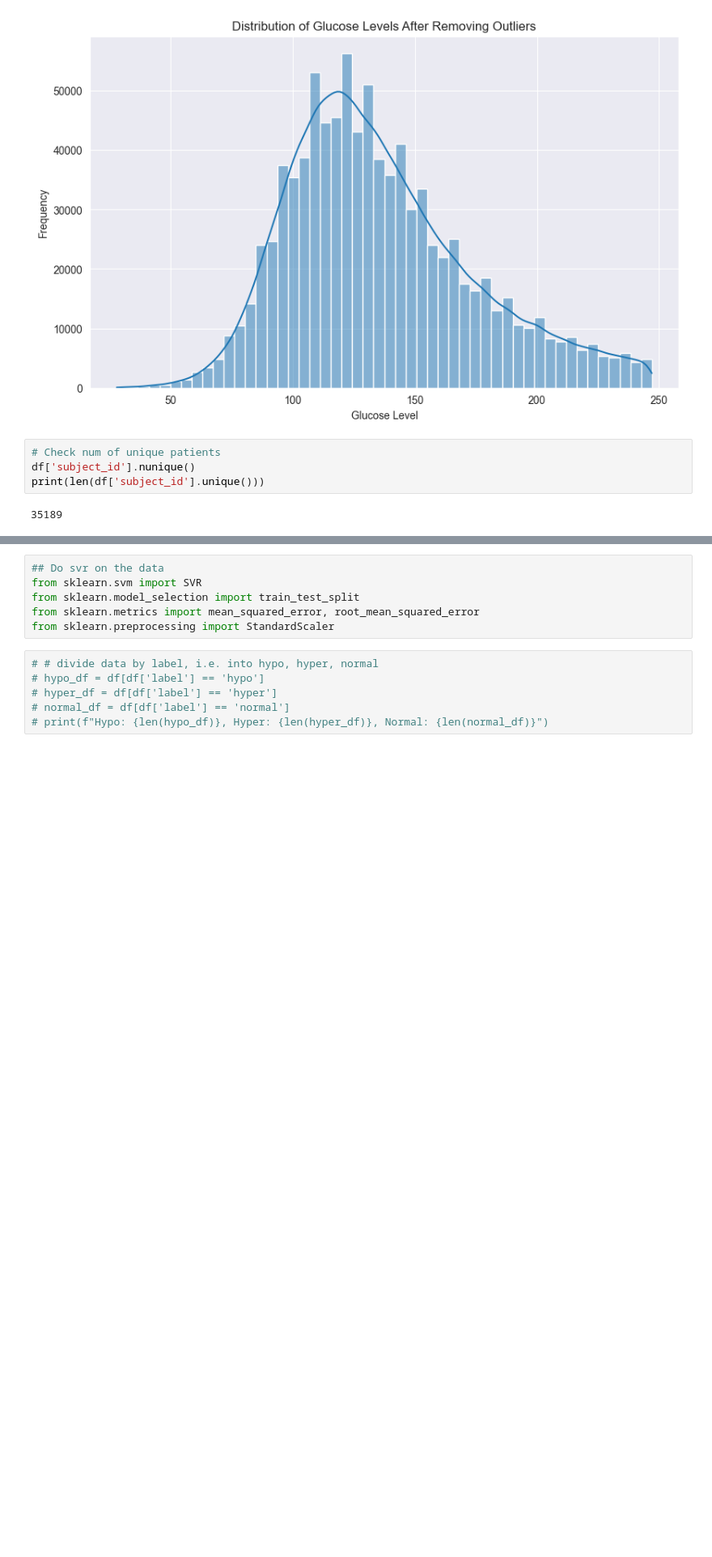
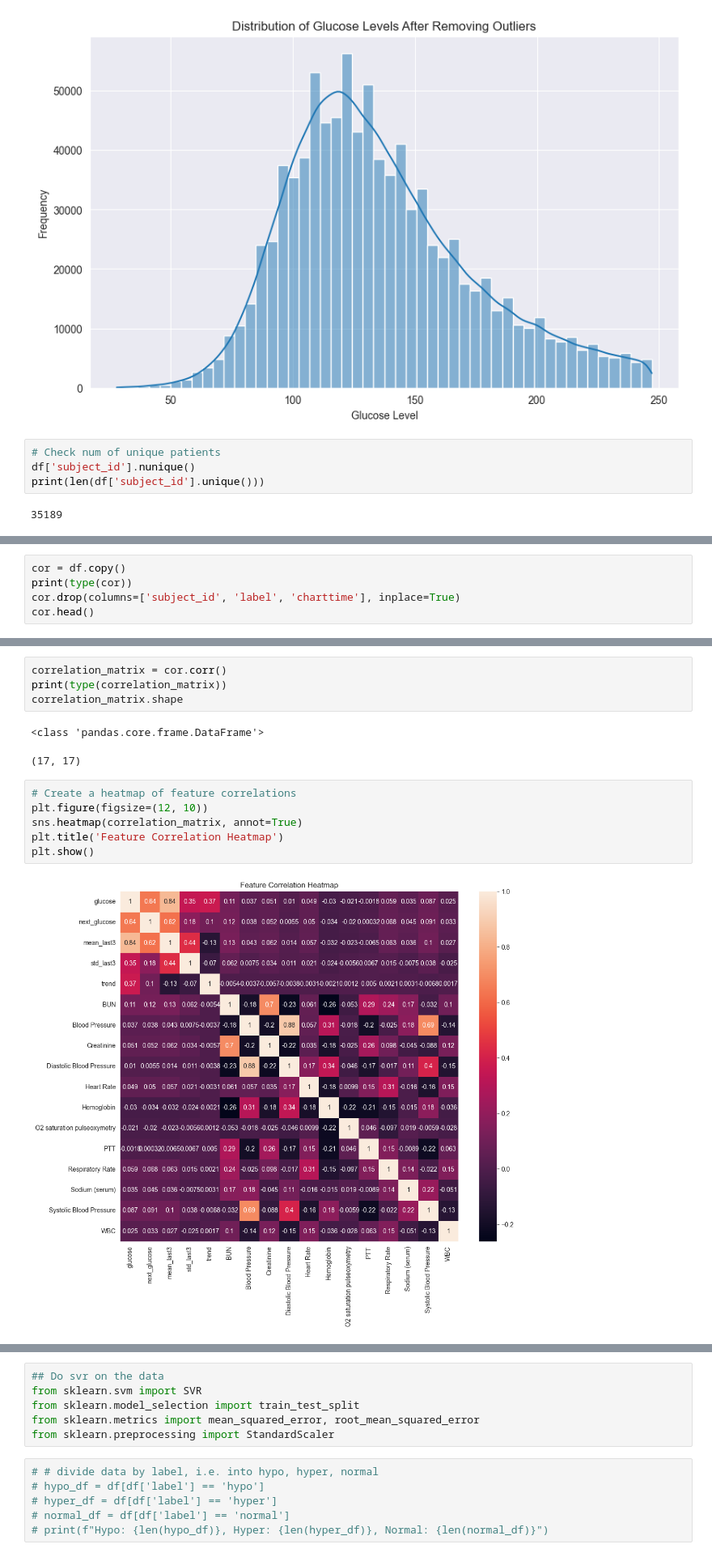
Before and after one commit to Mashal199/DysglycemiaPrediction, a Jupyter notebook: SVM Attempt.ipynb, the cells around one changed output, grey strips where cells are left out. Shown at 81% size. Saved outputs shown, nothing was run; the diff lists cells and outputs as text; blank space fills up the shorter version.

```diff
--- a/SVM Attempt.ipynb
+++ b/SVM Attempt.ipynb
@@ -107,0 +121,5 @@ print(len(df['subject_id'].unique()))
+# %%
+cor = df.copy()
+print(type(cor))
+cor.drop(columns=['subject_id', 'label', 'charttime'], inplace=True)
+cor.head()
@@ -107,0 +134,15 @@ print(len(df['subject_id'].unique()))
+# %%
+correlation_matrix = cor.corr()
+print(type(correlation_matrix))
+correlation_matrix.shape
+# %% [output]
+<class 'pandas.core.frame.DataFrame'>
+(17, 17)
+# %%
+# Create a heatmap of feature correlations
+plt.figure(figsize=(12, 10))
+sns.heatmap(correlation_matrix, annot=True)
+plt.title('Feature Correlation Heatmap')
+plt.show()
+# %% [output]
+[figure, added]
```
Also changed, not shown: parts of 14 cells of this notebook.
